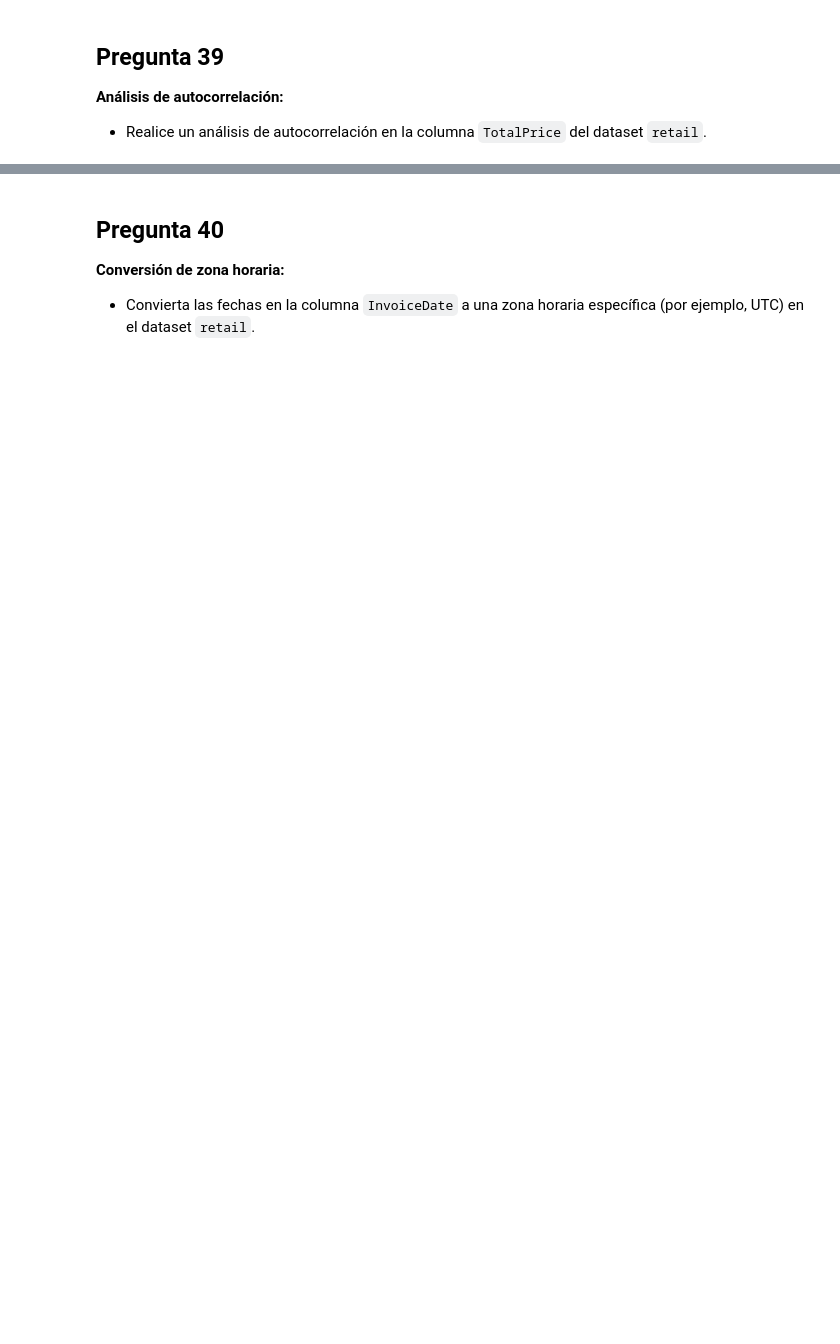
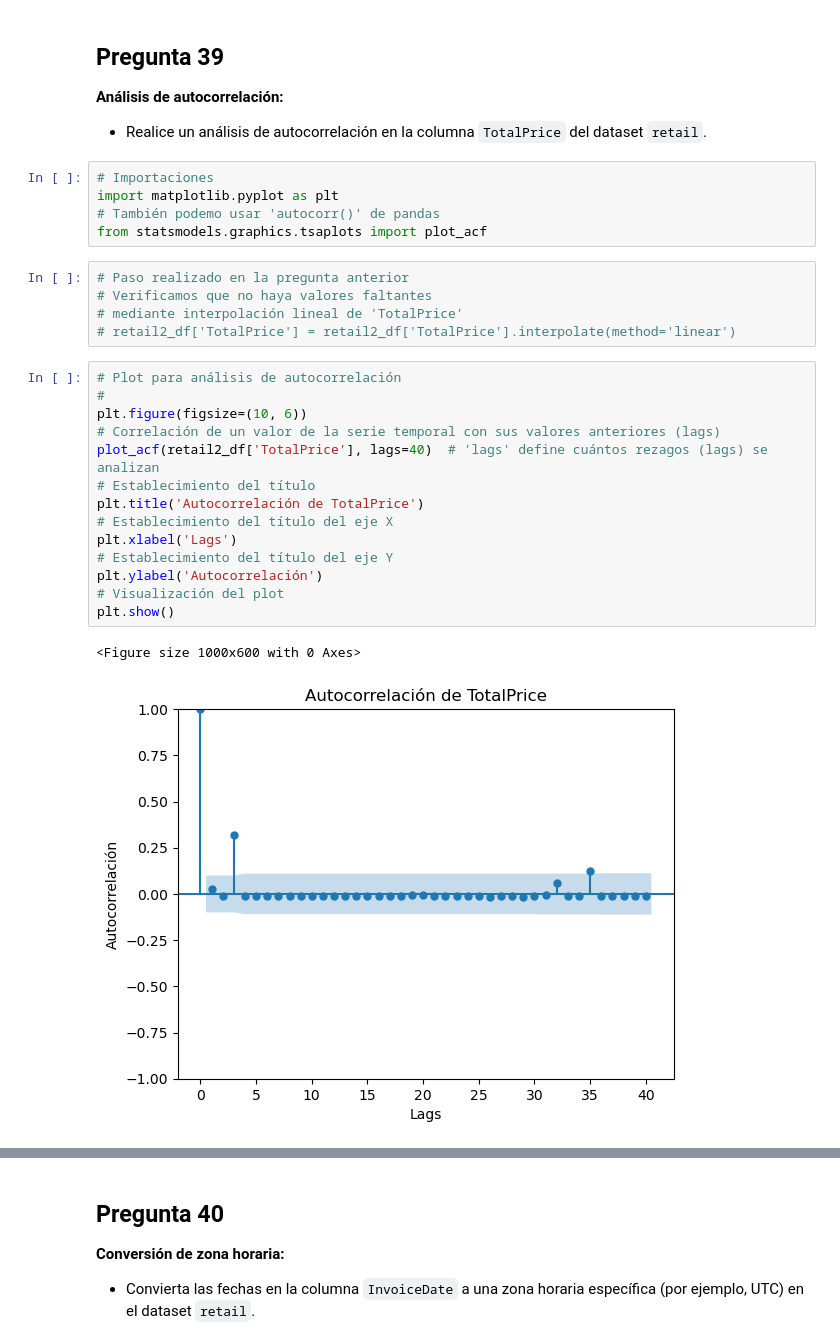
Before and after one commit to jdomdev/data-science-pandas, a Jupyter notebook: notebook/pract43-pd-final/pract43-pd-notebook.ipynb, the cells around one changed output, grey strips where cells are left out. Saved outputs shown, nothing was run; the diff lists cells and outputs as text; blank space fills up the shorter version.

Commit message:
[EN PROCESO] Práctica 43 - Pandas final - Hasta parte 5 ej. 1

```diff
--- a/notebook/pract43-pd-final/pract43-pd-notebook.ipynb
+++ b/notebook/pract43-pd-final/pract43-pd-notebook.ipynb
@@ -1602,3 +1657,30 @@ plt.show()
 ## Pregunta 39
 **Análisis de autocorrelación:**
 - Realice un análisis de autocorrelación en la columna `TotalPrice` del dataset `retail`.
+# %%
+# Importaciones
+import matplotlib.pyplot as plt
+# También podemo usar 'autocorr()' de pandas
+from statsmodels.graphics.tsaplots import plot_acf
+# %%
+# Paso realizado en la pregunta anterior
+# Verificamos que no haya valores faltantes
+# mediante interpolación lineal de 'TotalPrice'
+# retail2_df['TotalPrice'] = retail2_df['TotalPrice'].interpolate(method='linear')
+# %%
+# Plot para análisis de autocorrelación
+#
+plt.figure(figsize=(10, 6))
+# Correlación de un valor de la serie temporal con sus valores anteriores (lags)
+plot_acf(retail2_df['TotalPrice'], lags=40)  # 'lags' define cuántos rezagos (lags) se analizan
+# Establecimiento del título
+plt.title('Autocorrelación de TotalPrice')
+# Establecimiento del título del eje X
+plt.xlabel('Lags')
+# Establecimiento del título del eje Y
+plt.ylabel('Autocorrelación')
+# Visualización del plot
+plt.show()
+# %% [output]
+<Figure size 1000x600 with 0 Axes>
+[figure, added]
```
Also changed, not shown: parts of 16 cells of this notebook.
